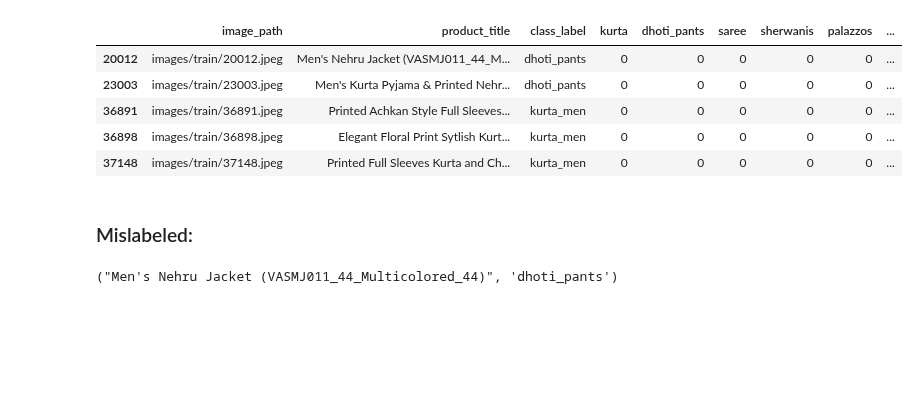
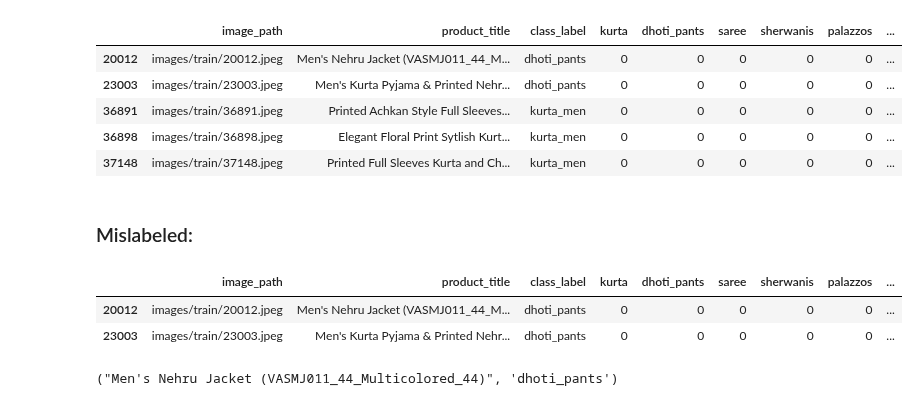
Before and after one commit to keb101/Image-Classification-Indian-Clothing, a Jupyter notebook: notebooks/06.Investigating_orig_training_data.ipynb, the cells around one changed output. Drawn from its saved outputs; the diff is of its cells as text; code cells hidden in the pictures; blank space fills up the shorter version.

```diff
--- a/notebooks/06.Investigating_orig_training_data.ipynb
+++ b/notebooks/06.Investigating_orig_training_data.ipynb
@@ -663,6 +670,14 @@ df_nehru_jackets.head()
 | 37148 | images/train/37148.jpeg | Printed Full Sleeves Kurta and Ch... | kurta_men | 0 | 0 | 0 | 0 | 0 | ... |
 # %% [markdown]
 ### Mislabeled:
+# %%
+df =  df_nehru_jackets[df_nehru_jackets.class_label == 'dhoti_pants']
+# %%
+df.head()
+# %% [output]
+|  | image_path | product_title | class_label | kurta | dhoti_pants | saree | sherwanis | palazzos | ... |
+| 20012 | images/train/20012.jpeg | Men's Nehru Jacket (VASMJ011_44_M... | dhoti_pants | 0 | 0 | 0 | 0 | 0 | ... |
+| 23003 | images/train/23003.jpeg | Men's Kurta Pyjama & Printed Nehr... | dhoti_pants | 0 | 0 | 0 | 0 | 0 | ... |
 # %%
 df_nehru_jackets.iloc[0,1], df_nehru_jackets.iloc[0,2]
 # %% [output]
```
Also changed, not shown: parts of 3 cells of this notebook, 2 other files.
